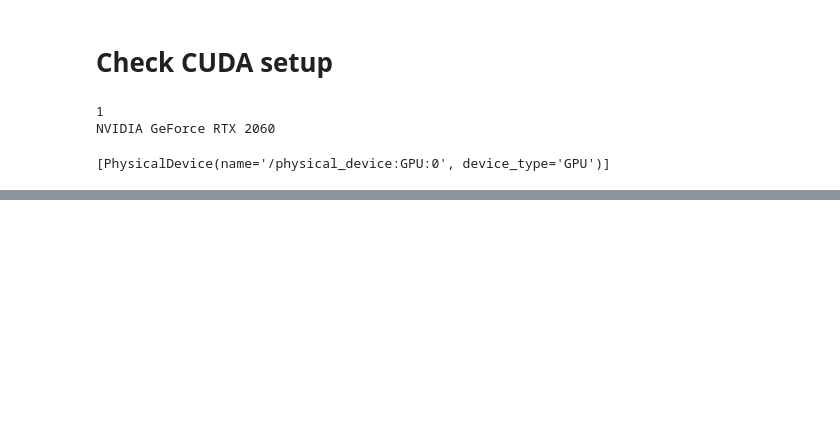
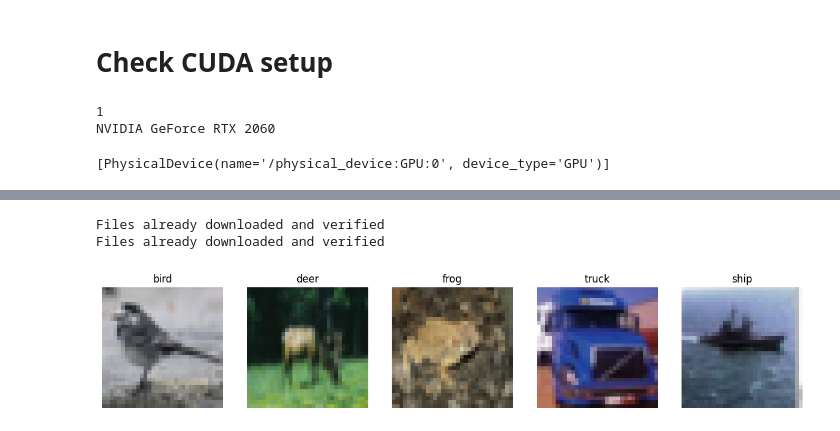
Before and after one commit to HasithaGallella/EN3160-Image-Processing-and-Machine-Vision, a Jupyter notebook: Assignments/EN3160_210174X_A03.ipynb, the cells around one changed output, grey strips where cells are left out. Drawn from its saved outputs; the diff is of its cells as text; code cells hidden in the pictures; blank space fills up the shorter version.

```diff
--- a/Assignments/EN3160_210174X_A03.ipynb
+++ b/Assignments/EN3160_210174X_A03.ipynb
@@ -24,0 +34,48 @@ print(tf.config.list_physical_devices('GPU'))
+# %%
+# 1. Dataloading
+transform = transforms.Compose([  # Define a sequence of image transformations
+    transforms.ToTensor(),  # Convert images to PyTorch tensors
+    transforms.Normalize((0.5, 0.5, 0.5), (0.5, 0.5, 0.5))  # Normalize images with mean and standard deviation
+])
+
+batch_size = 50  # Define batch size for loading data
+trainset = torchvision.datasets.CIFAR10(root='./data', train=True,  # Load CIFAR-10 training dataset
+                                         download=True, transform=transform)
+trainloader = torch.utils.data.DataLoader(trainset, batch_size=batch_size,  # Create DataLoader for training set
+                                          shuffle=True, num_workers=2)
+testset = torchvision.datasets.CIFAR10(root='./data', train=False,  # Load CIFAR-10 test dataset
+                                        download=True, transform=transform)
+testloader = torch.utils.data.DataLoader(testset, batch_size=batch_size,  # Create DataLoader for test set
+                                         shuffle=False, num_workers=2)
+
+classes = ('plane', 'car', 'bird', 'cat',  # List of CIFAR-10 class names
+           'deer', 'dog', 'frog', 'horse', 'ship', 'truck')
+# %% [output]
+Files already downloaded and verified
+Files already downloaded and verified
+# %%
+# Get a batch of training data
+dataiter = iter(trainloader)
+images, labels = next(dataiter)
+
+# Plot the first 5 images, one from each class
+fig, axes = plt.subplots(1, 5, figsize=(15, 5))
+found_classes = set()
+count = 0
+
+for i in range(len(labels)):
+    if labels[i].item() not in found_classes:
+        # Since images are normalized, unnormalize them for visualization
+        img = images[i] / 2 + 0.5  # Unnormalize the image
+        img = img.numpy()
+        axes[count].imshow(np.transpose(img, (1, 2, 0)))
+        axes[count].set_title(f'{classes[labels[i]]}')
+        axes[count].axis('off')
+        found_classes.add(labels[i].item())
+        count += 1
+    if count == 5:
+        break
+
+plt.show()
+# %% [output]
+[figure, added]
```
Also changed, not shown: parts of 45 cells of this notebook.
